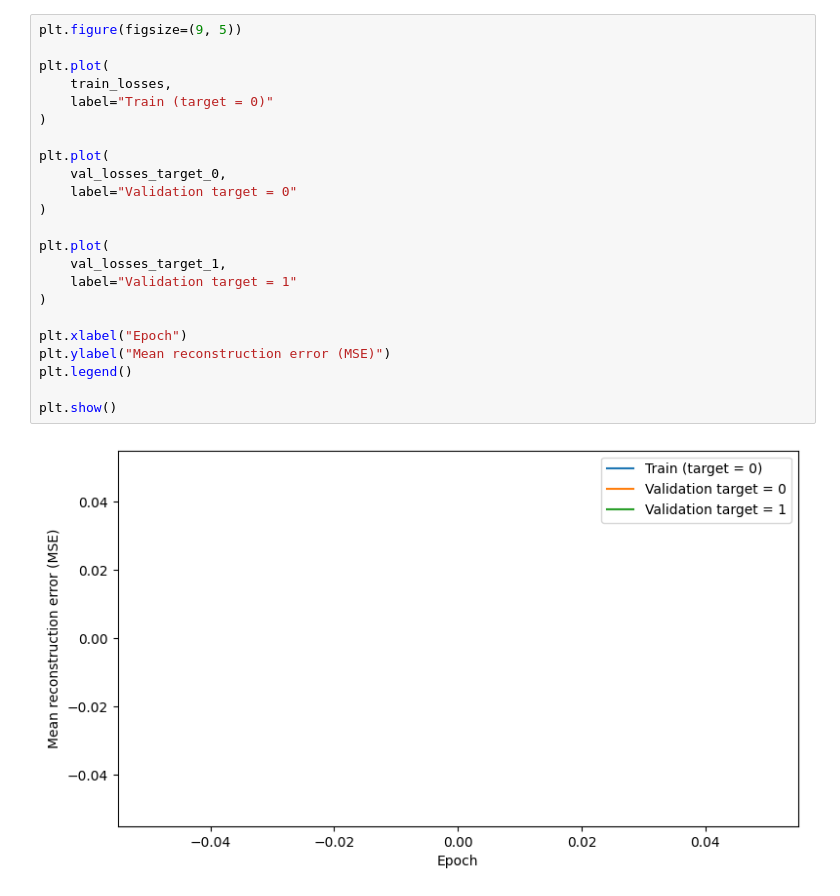
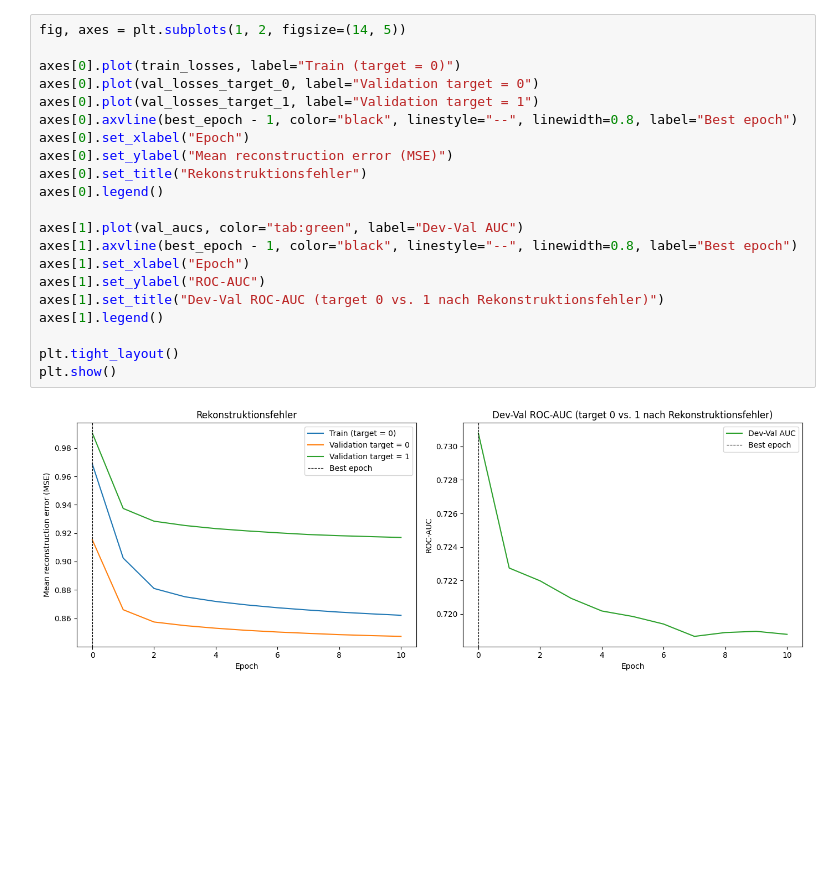
Before and after one commit to Cypshu/ADA_Project, a Jupyter notebook: Tim/autoencoder.ipynb, the cells around one changed output. Cells and saved outputs as stored; diff of their text form; blank space fills up the shorter version.

```diff
--- a/Tim/autoencoder.ipynb
+++ b/Tim/autoencoder.ipynb
@@ -388,28 +409,26 @@ KeyboardInterrupt:
 # %%
-plt.figure(figsize=(9, 5))
+fig, axes = plt.subplots(1, 2, figsize=(14, 5))
 
-plt.plot(
-    train_losses,
-    label="Train (target = 0)"
-)
+axes[0].plot(train_losses, label="Train (target = 0)")
+axes[0].plot(val_losses_target_0, label="Validation target = 0")
+axes[0].plot(val_losses_target_1, label="Validation target = 1")
+axes[0].axvline(best_epoch - 1, color="black", linestyle="--", linewidth=0.8, label="Best epoch")
+axes[0].set_xlabel("Epoch")
+axes[0].set_ylabel("Mean reconstruction error (MSE)")
+axes[0].set_title("Rekonstruktionsfehler")
+axes[0].legend()
 
-plt.plot(
-    val_losses_target_0,
-    label="Validation target = 0"
-)
+axes[1].plot(val_aucs, color="tab:green", label="Dev-Val AUC")
+axes[1].axvline(best_epoch - 1, color="black", linestyle="--", linewidth=0.8, label="Best epoch")
+axes[1].set_xlabel("Epoch")
+axes[1].set_ylabel("ROC-AUC")
+axes[1].set_title("Dev-Val ROC-AUC (target 0 vs. 1 nach Rekonstruktionsfehler)")
+axes[1].legend()
 
-plt.plot(
-    val_losses_target_1,
-    label="Validation target = 1"
-)
-
-plt.xlabel("Epoch")
-plt.ylabel("Mean reconstruction error (MSE)")
-plt.legend()
-
+plt.tight_layout()
 plt.show()
 # %% [output]
-[figure, old version]
+[figure, new version]
 # %%
 model.eval()
 
```
Also changed, not shown: parts of 7 cells of this notebook, 1 other file.
